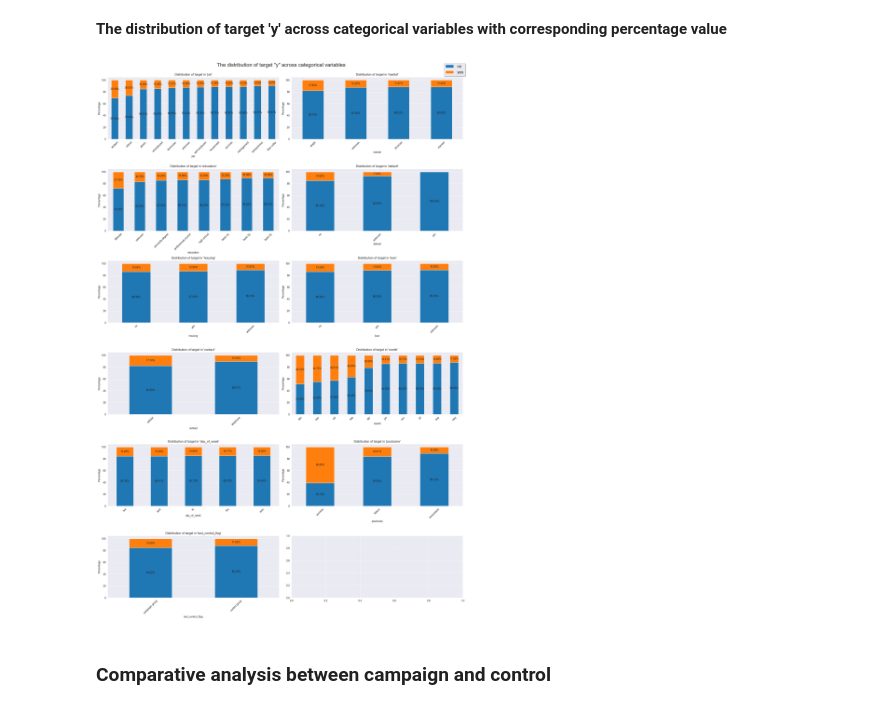
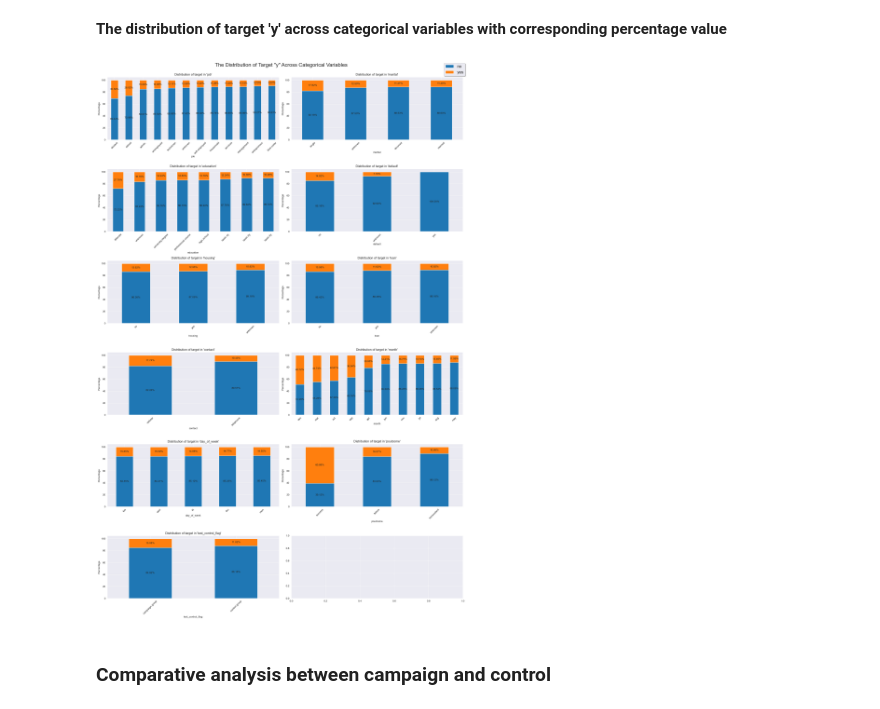
Before and after one commit to zuzannamiazio/RR_project, a Jupyter notebook: project_file.ipynb, the cells around one changed output. Saved outputs shown, nothing was run; the diff lists cells and outputs as text; code cells hidden in the pictures.

```diff
--- a/project_file.ipynb
+++ b/project_file.ipynb
@@ -215,43 +201,9 @@ plt.show()
 # %% [markdown]
 __The distribution of target 'y' across categorical variables with corresponding percentage value__
-# %%
-categorical_cols_temp = [col for col in categorical_cols if col != 'y']
-
-num_cols = 2
-num_rows = (len(categorical_cols) + num_cols - 1) // num_cols
-fig, axes = plt.subplots(nrows=num_rows, ncols=num_cols, figsize=(20, 30))
-
-for i, category in enumerate(categorical_cols_temp):
-
-    category_distribution = df.groupby(category)['y'].value_counts(normalize=True).mul(100).unstack().fillna(0)
-    category_distribution = category_distribution.sort_values(by='yes', ascending=False)
-
-    row = i // num_cols
-    col = i % num_cols
-
-    ax = category_distribution.plot(kind='bar', stacked=True, ax=axes[row, col])
-    ax.set_title(f"Distribution of target in '{category}'")
-    ax.set_xlabel(category)
-    ax.set_ylabel('Percentage')
-    ax.legend().remove()
-    ax.tick_params(axis='x', rotation=45)
-
-    for p in ax.patches:
-        width = p.get_width()
-        height = p.get_height()
-        x, y = p.get_xy()
-        if height > 0:
-            ax.annotate(f'{height:.2f}%', (x + width / 2, y + height / 2), ha='center', va='center')
-
-
-handles, labels = ax.get_legend_handles_labels()
-fig.legend(handles, labels, loc='upper right', shadow=True, prop={'size': 16})
-
-plt.suptitle('The distribution of target "y" across categorical variables', size=20, y=1)
-plt.tight_layout()
-plt.show()
-# %% [output]
-[figure, removed]
+# %%
+plot_target_distribution(df, categorical_cols)
+# %% [output]
+[figure, added]
 # %% [markdown]
 ### Comparative analysis between campaign and control
 # %%
```
Also changed, not shown: parts of 26 cells of this notebook.
